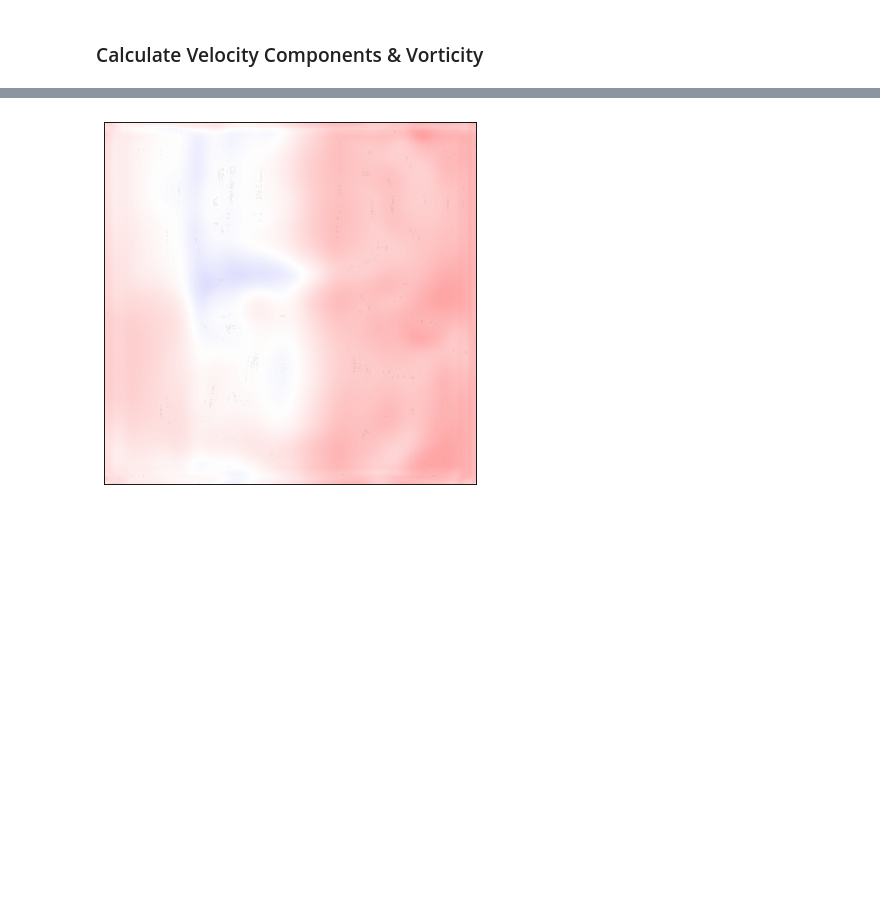
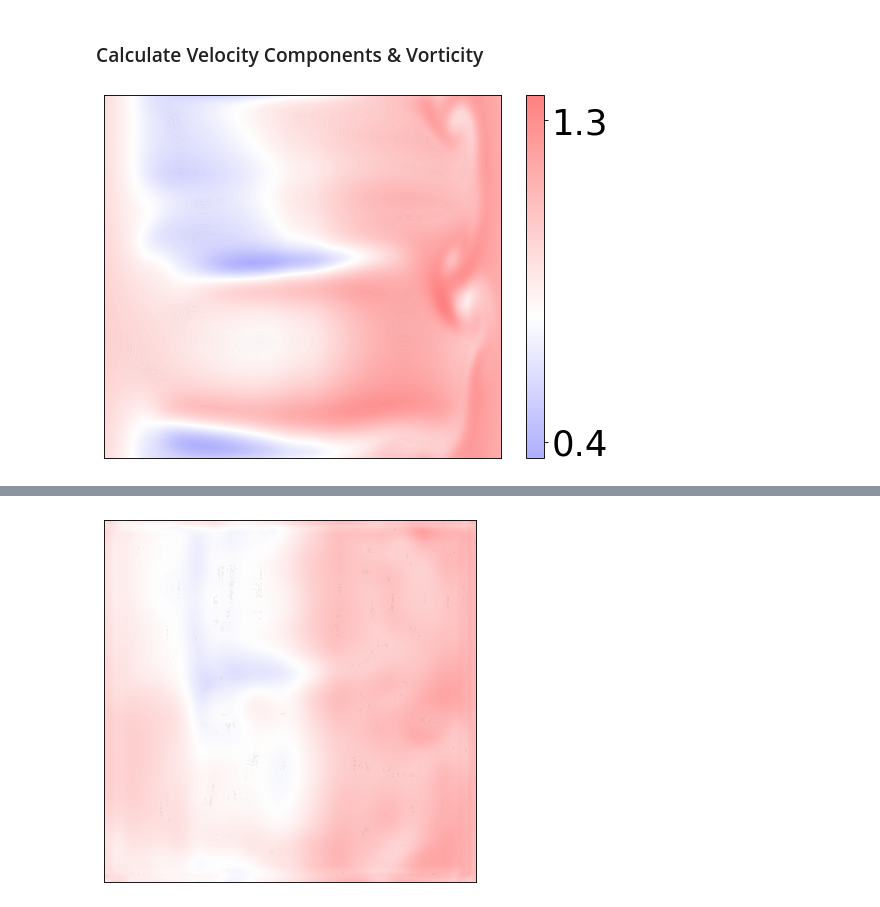
Before and after one commit to alex-papadopoulos/Part_IIB_Project, a Jupyter notebook: Model Results X-scanning.ipynb, the cells around one changed output, grey strips where cells are left out. Drawn from its saved outputs; the diff is of its cells as text; code cells hidden in the pictures; blank space fills up the shorter version.

```diff
--- a/Model Results X-scanning.ipynb
+++ b/Model Results X-scanning.ipynb
@@ -159,11 +159,13 @@ Y,Z = np.meshgrid(y,z,indexing='ij')
 # %%
 fig = plt.figure(figsize=(8, 6), dpi=80)
 plt.gca().patch.set_color('.2')
 plt.tick_params(left = False, right = False , labelleft = False ,
                 labelbottom = False, bottom = False)
 plt.contourf(Y,Z,u_true_plot[x_plane,:,:],levels=500, alpha=0.98, cmap='bwr', norm=u_colour)
 cb = plt.colorbar(ticks = [0.4,1.3])
-cb.ax.tick_params(labelsize=22)
+cb.ax.tick_params(labelsize=32)
+# %% [output]
+[figure, added]
 # %%
 fig = plt.figure(figsize=(8,6), dpi=80)
 plt.gca().patch.set_color('.2')
```
Also changed, not shown: parts of 6 cells of this notebook, 2 other files.
